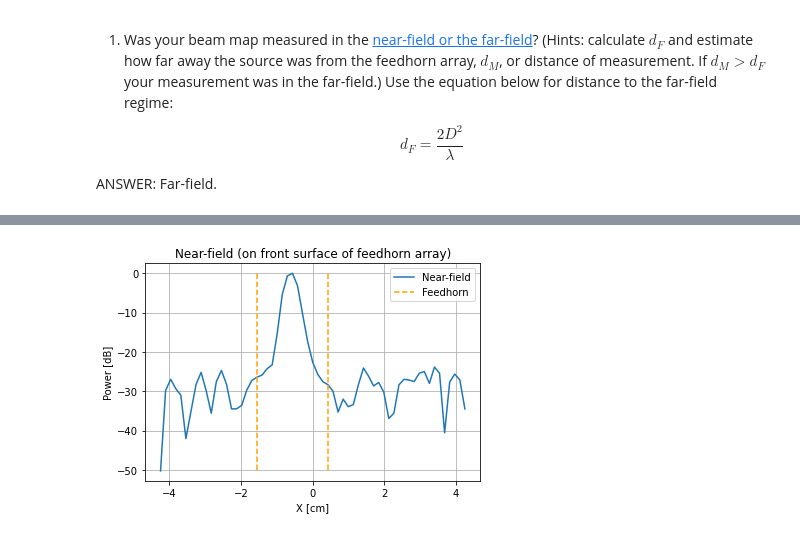
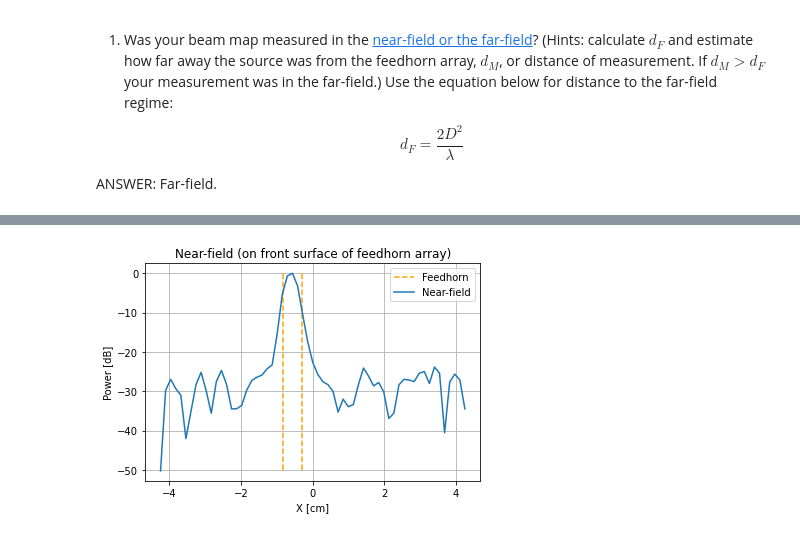
Before and after one commit to McMahonCosmologyGroup/cmbInstrumentSummerSchool, a Jupyter notebook: Notebook1_data_visualization.ipynb, the cells around one changed output, grey strips where cells are left out. Saved outputs shown, nothing was run; the diff lists cells and outputs as text; code cells hidden in the pictures.

```diff
--- a/Notebook1_data_visualization.ipynb
+++ b/Notebook1_data_visualization.ipynb
@@ -114,9 +114,9 @@ $$ d_F = \frac{2D^2}{\lambda}$$
 ANSWER: Far-field.
 # %%
 # Code to determine if in the near or far-field
-lam = 0.003 # wavelength of your measurement [meters]
-D = .006 # diameter of aperture (front opening of the feedhorn profile) [meters]
+lam = 0.003 # wavelength of your measurement [meters] <-- Your code here
+D = .00515 # diameter of aperture (front opening of the feedhorn profile) [meters]
 d_F = 2*D**2 / lam # distance to far-field regime [meters]
-d_M = .5# estimate how far the source horn was away from the feedhorn array [meters]
+d_M = .5# estimate how far the source horn was away from the feedhorn array [meters] <-- Your code here
 print(r"$d_M$ = {}, $d_F$ = {}".format(d_M,d_F))
 # %% [output]
@@ -126,23 +130,23 @@ $d_M$ = 0.5, $d_F$ = 0.024
 # %%
 import scipy
 from scipy import fft
 
 # Fourier transform your data here
-beam_temp = fft.fftshift(beam)
-beam_temp = fft.fft(beam_temp)
-beam_fft = fft.fftshift(beam_temp)
+beam_temp = fft.fftshift(beam) # Shift the data to the center
+beam_temp = fft.fft(beam_temp) # Fourier transform the data
+beam_fft = fft.fftshift(beam_temp) # Shift the data back to the original position
 
 x_arr = funcs.coords_ang_to_spat(np.deg2rad(angles),dataParams.frequency) # convert angles to spatial coordinates
 # Plot the near-field
 plt.figure()
 plt.title("Near-field (on front surface of feedhorn array)")
 plt.ylabel("Power [dB]")
 plt.xlabel("X [cm]")
+plt.vlines(x_arr[np.where(abs(beam_fft) == np.max(abs(beam_fft)))]-(D*1e2/2),-50,0,linestyle='--',color = 'orange',label = 'Feedhorn')
+plt.vlines(x_arr[np.where(abs(beam_fft) == np.max(abs(beam_fft)))]+(D*1e2/2),-50,0,linestyle='--',color = 'orange')
 plt.plot(x_arr,20*np.log10(abs(beam_fft)/max(abs(beam_fft))),label = "Near-field")
-plt.vlines(x_arr[np.where(abs(beam_fft) == np.max(abs(beam_fft)))]-1,-50,0,linestyle='--',color = 'orange',label = 'Feedhorn')
-plt.vlines(x_arr[np.where(abs(beam_fft) == np.max(abs(beam_fft)))]+1,-50,0,linestyle='--',color = 'orange')
 plt.legend()
 plt.grid()
 plt.show()
 # %% [output]
-[figure, old version]
+[figure, new version]
```
Also changed, not shown: parts of 2 cells of this notebook, 1 other file.
